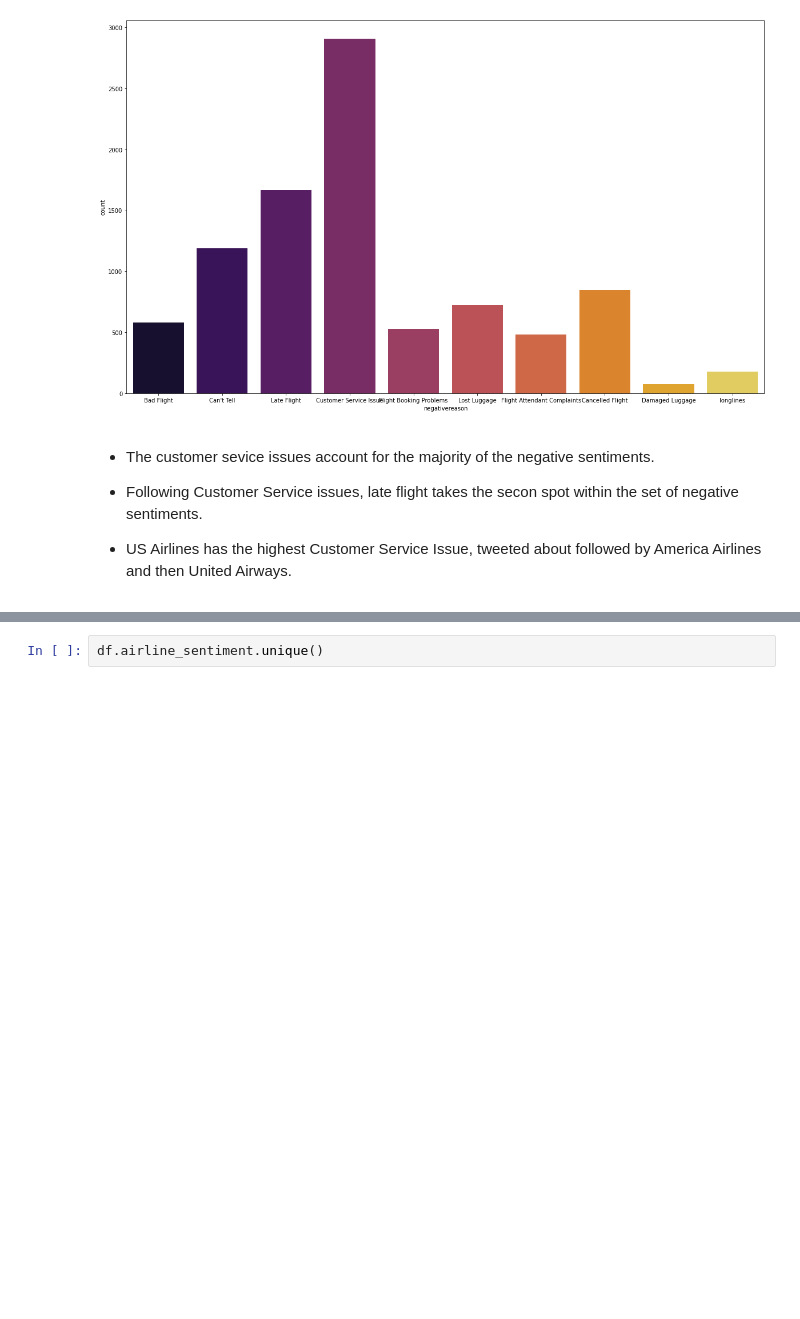
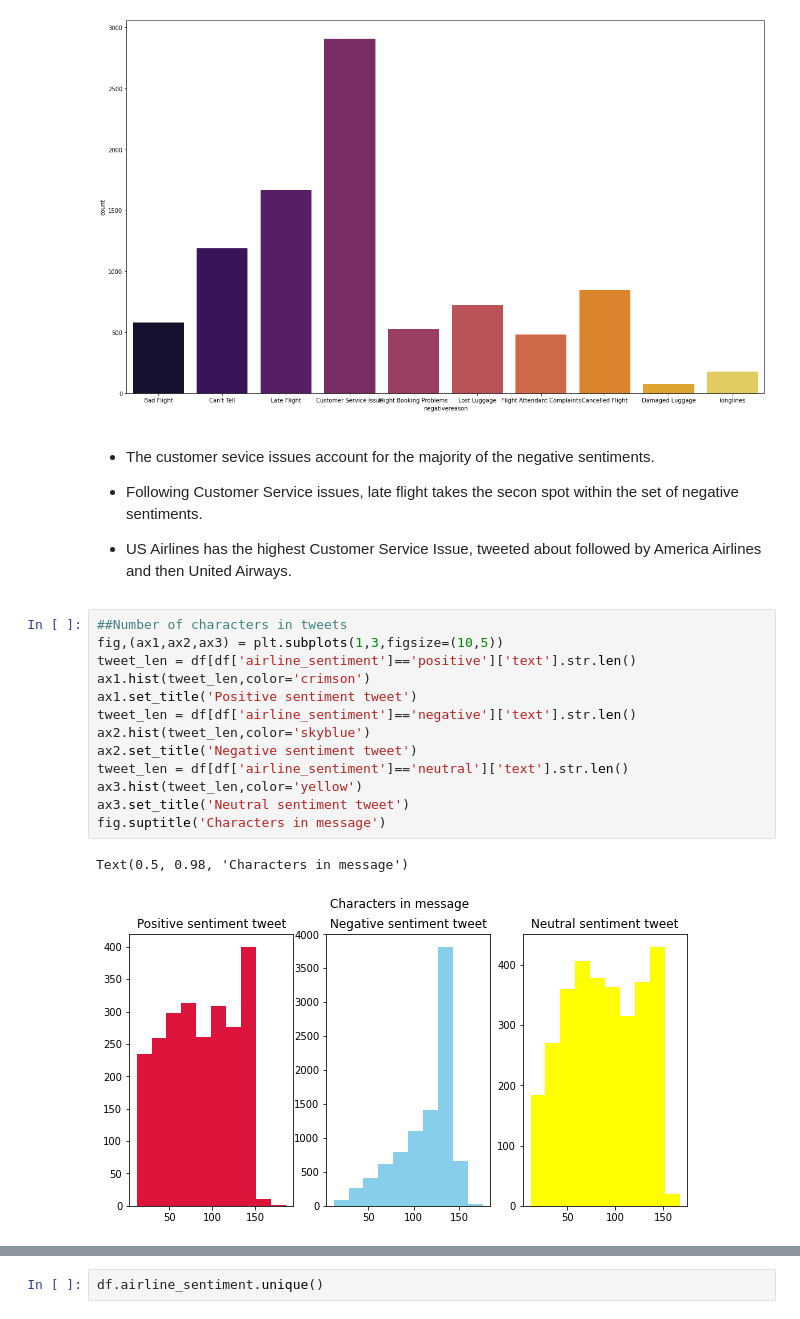
Before and after one commit to RaisaAnika/NLP_sentiment_-snalysis_airlines_review_tweet, a Jupyter notebook: NLP_CapstoneProject_UTAustin.ipynb, the cells around one changed output, grey strips where cells are left out. Saved outputs shown, nothing was run; the diff lists cells and outputs as text; blank space fills up the shorter version.

```diff
--- a/NLP_CapstoneProject_UTAustin.ipynb
+++ b/NLP_CapstoneProject_UTAustin.ipynb
@@ -298,3 +304,19 @@ sns.countplot(x='negativereason',palette="inferno",data = data)
 * Following Customer Service issues, late flight takes the secon spot within the set of negative sentiments.
 
 * US Airlines has the highest Customer Service Issue, tweeted about followed by America Airlines and then United Airways.
+# %%
+##Number of characters in tweets
+fig,(ax1,ax2,ax3) = plt.subplots(1,3,figsize=(10,5))
+tweet_len = df[df['airline_sentiment']=='positive']['text'].str.len()
+ax1.hist(tweet_len,color='crimson')
+ax1.set_title('Positive sentiment tweet')
+tweet_len = df[df['airline_sentiment']=='negative']['text'].str.len()
+ax2.hist(tweet_len,color='skyblue')
+ax2.set_title('Negative sentiment tweet')
+tweet_len = df[df['airline_sentiment']=='neutral']['text'].str.len()
+ax3.hist(tweet_len,color='yellow')
+ax3.set_title('Neutral sentiment tweet')
+fig.suptitle('Characters in message')
+# %% [output]
+Text(0.5, 0.98, 'Characters in message')
+[figure, added]
```
Also changed, not shown: parts of 18 cells of this notebook.
